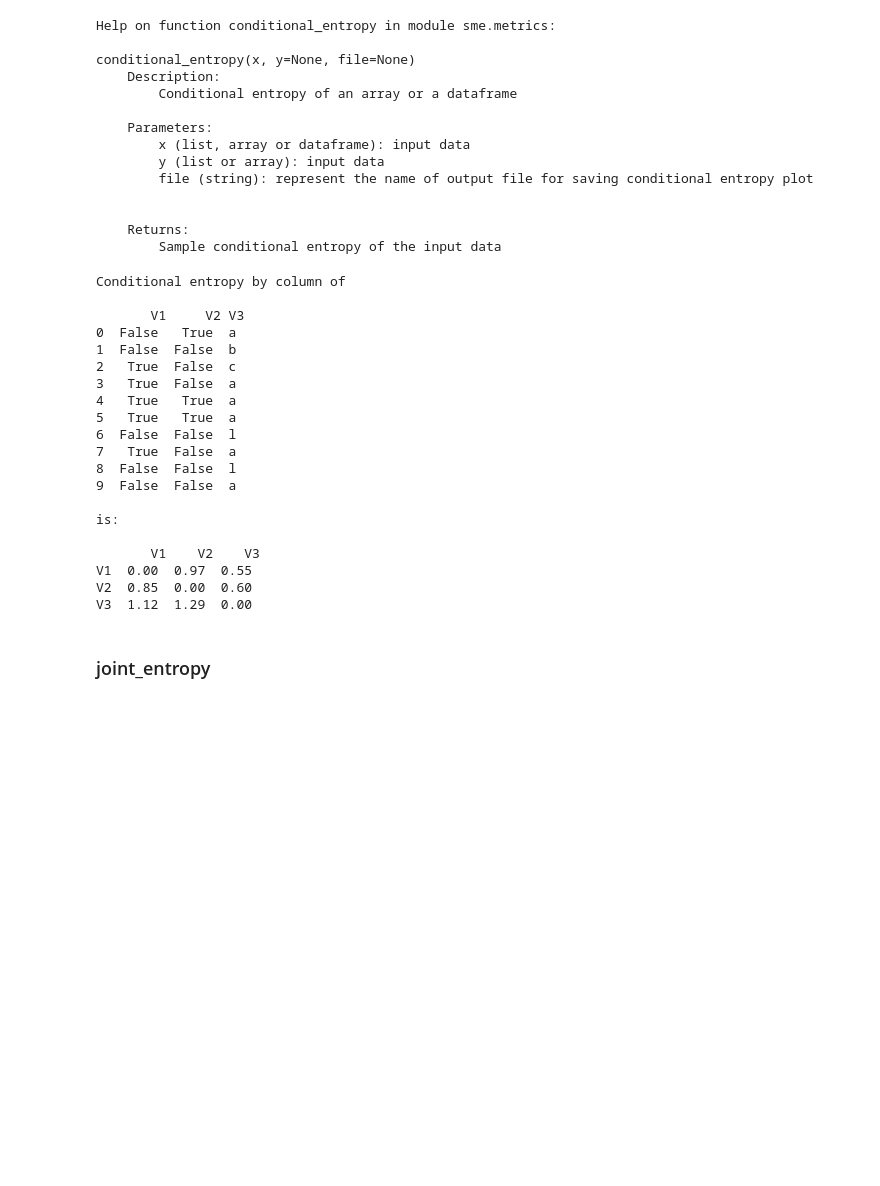
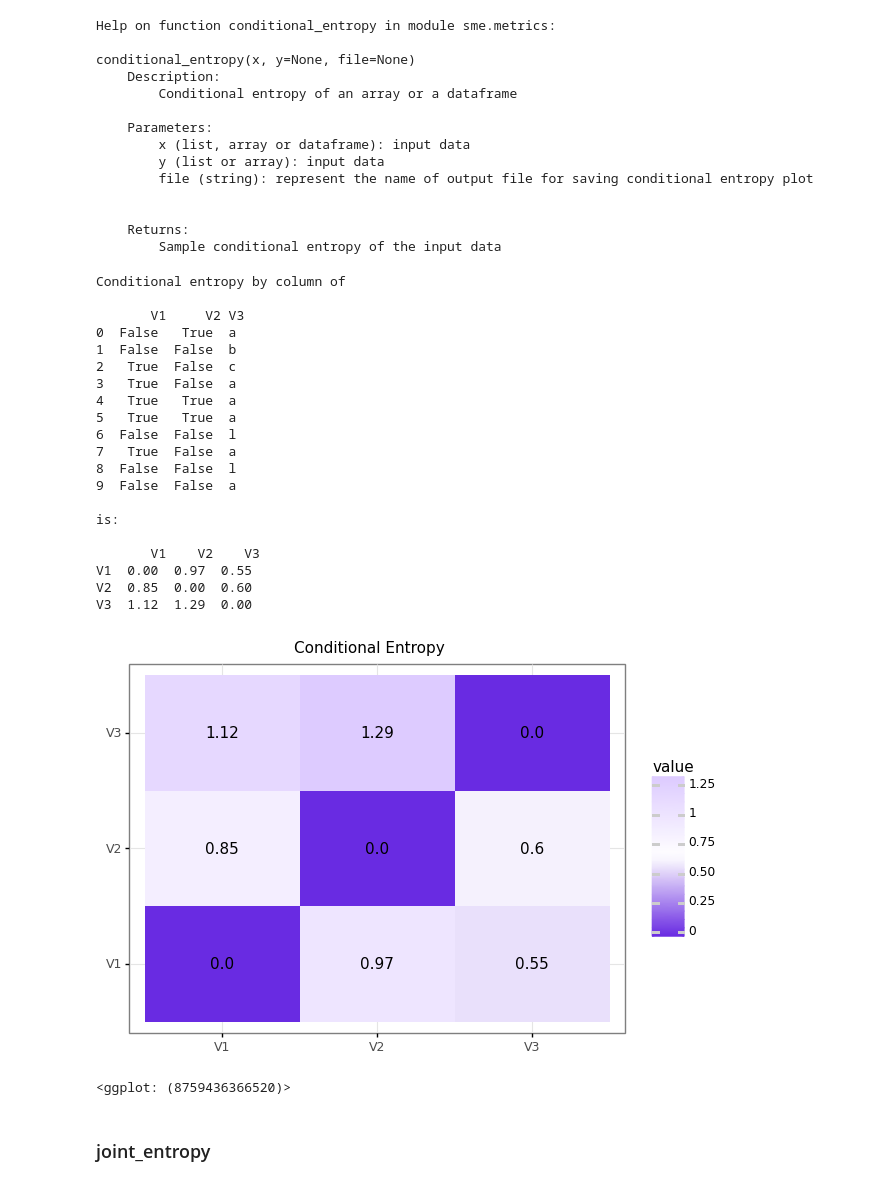
Before and after one commit to AnderEhu/sme_python, a Jupyter notebook: docs/metrics.ipynb, the cells around one changed output. Cells and saved outputs as stored; diff of their text form; code cells hidden in the pictures; blank space fills up the shorter version.

```diff
--- a/docs/metrics.ipynb
+++ b/docs/metrics.ipynb
@@ -160,27 +160,30 @@ conditional_entropy(x, y=None, file=None)
 # %%
 condEntropy = metrics.conditional_entropy(df)
 print("Conditional entropy by column of \n\n", df, "\n\nis: \n\n", condEntropy)
+metrics.plot_dataframe(condEntropy, "Conditional Entropy", colors= ["#692be2", "White", "#ddcbff"])
 # %% [output]
 Conditional entropy by column of
 
        V1     V2 V3
 0  False   True  a
 1  False  False  b
 2   True  False  c
 3   True  False  a
 4   True   True  a
 5   True   True  a
 6  False  False  l
 7   True  False  a
 8  False  False  l
 9  False  False  a
 
 is:
 
        V1    V2    V3
 V1  0.00  0.97  0.55
 V2  0.85  0.00  0.60
 V3  1.12  1.29  0.00
+[figure, added]
+<ggplot: (8759436366520)>
 # %% [markdown]
 ### joint_entropy
 # %% [markdown]
```
Also changed, not shown: parts of 3 cells of this notebook, 2 other files.
